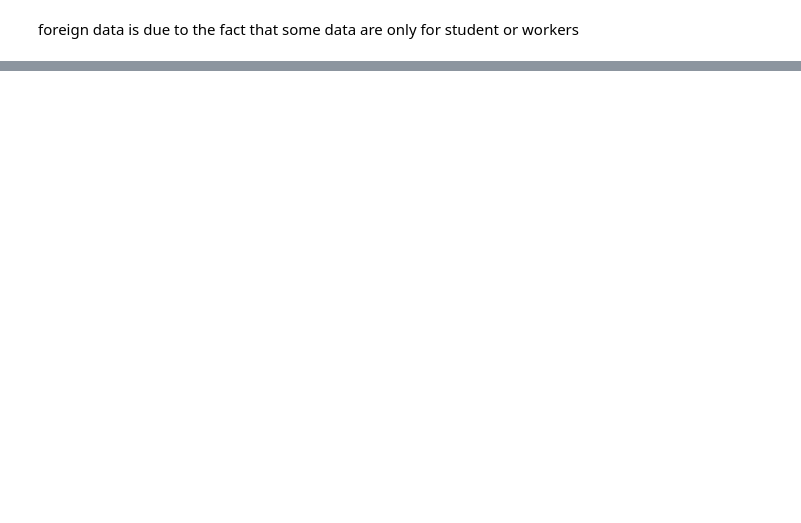
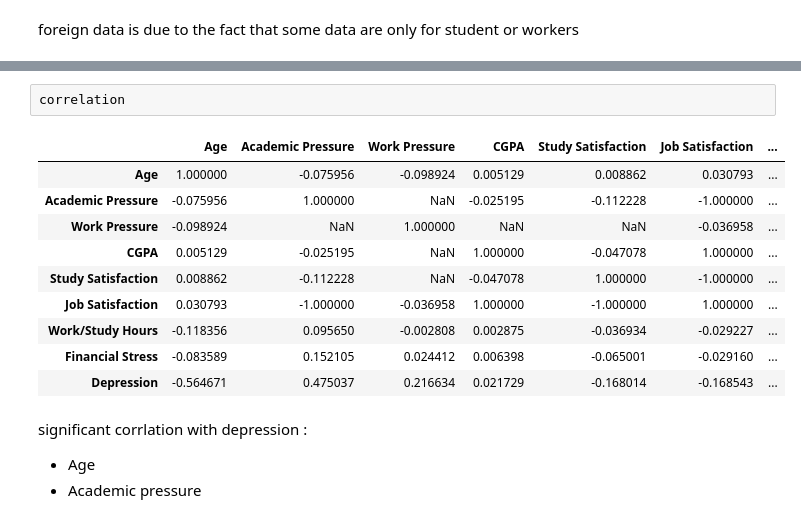
Before and after one commit to kanhubb/kaggle, a Jupyter notebook: Mental-Health-Competition.ipynb, the cells around one changed output, grey strips where cells are left out. Cells and saved outputs as stored; diff of their text form; blank space fills up the shorter version.

```diff
--- a/Mental-Health-Competition.ipynb
+++ b/Mental-Health-Competition.ipynb
@@ -123,0 +131,18 @@ foreign data is due to the fact that some data are only for student or workers
+# %%
+correlation
+# %% [output]
+|  | Age | Academic Pressure | Work Pressure | CGPA | Study Satisfaction | Job Satisfaction | ... |
+| Age | 1.000000 | -0.075956 | -0.098924 | 0.005129 | 0.008862 | 0.030793 | ... |
+| Academic Pressure | -0.075956 | 1.000000 | NaN | -0.025195 | -0.112228 | -1.000000 | ... |
+| Work Pressure | -0.098924 | NaN | 1.000000 | NaN | NaN | -0.036958 | ... |
+| CGPA | 0.005129 | -0.025195 | NaN | 1.000000 | -0.047078 | 1.000000 | ... |
+| Study Satisfaction | 0.008862 | -0.112228 | NaN | -0.047078 | 1.000000 | -1.000000 | ... |
+| Job Satisfaction | 0.030793 | -1.000000 | -0.036958 | 1.000000 | -1.000000 | 1.000000 | ... |
+| Work/Study Hours | -0.118356 | 0.095650 | -0.002808 | 0.002875 | -0.036934 | -0.029227 | ... |
+| Financial Stress | -0.083589 | 0.152105 | 0.024412 | 0.006398 | -0.065001 | -0.029160 | ... |
+| Depression | -0.564671 | 0.475037 | 0.216634 | 0.021729 | -0.168014 | -0.168543 | ... |
+# %% [markdown]
+significant corrlation with depression :
+
+- Age
+- Academic pressure
```
Also changed, not shown: parts of 8 cells of this notebook.
